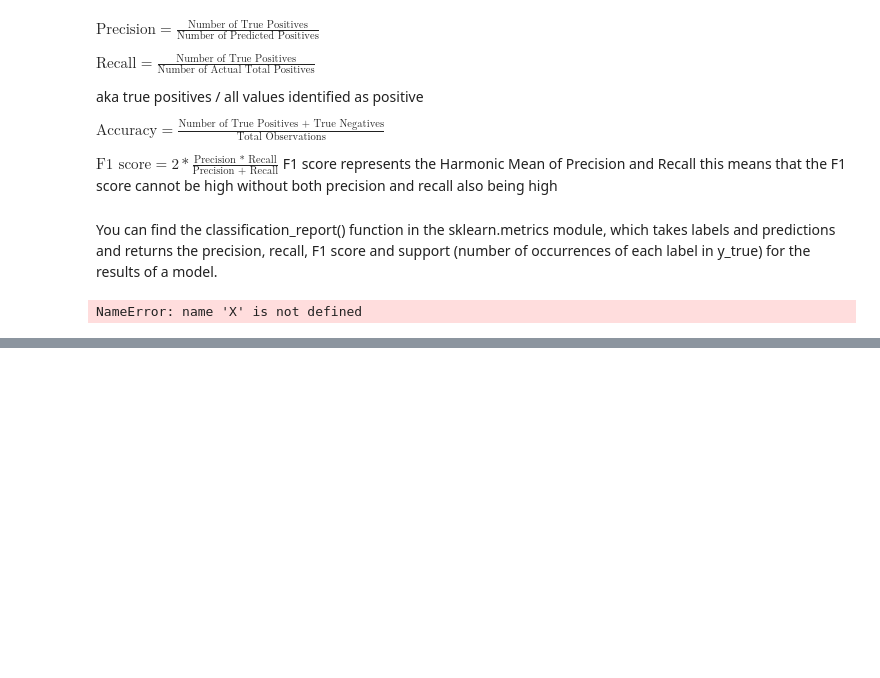
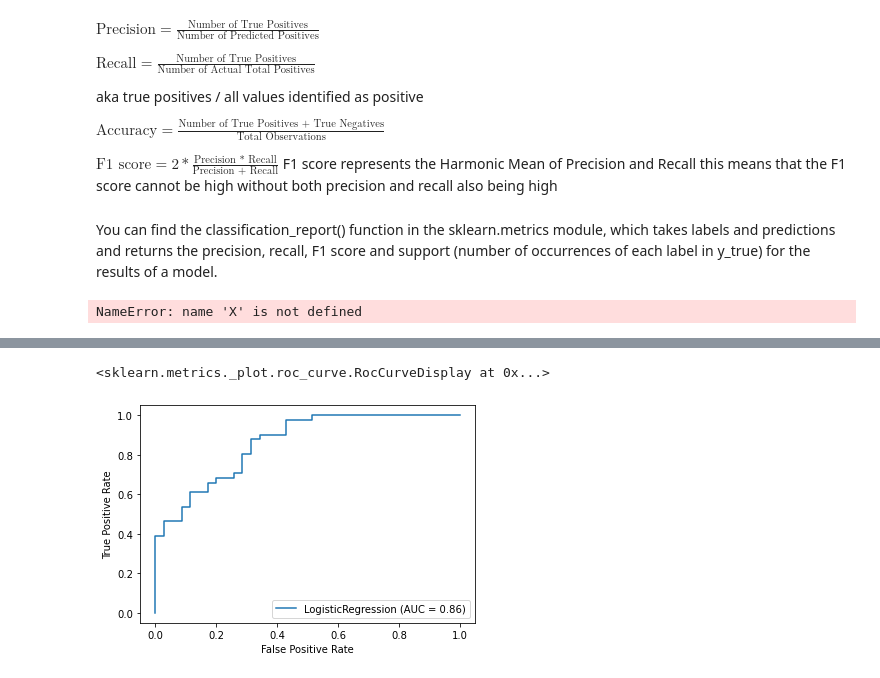
Before and after one commit to MusaAbbasi/DSNYC080822, a Jupyter notebook: Phase_3_Notes.ipynb, the cells around one changed output, grey strips where cells are left out. Saved outputs shown, nothing was run; the diff lists cells and outputs as text; code cells hidden in the pictures; blank space fills up the shorter version.

```diff
--- a/Phase_3_Notes.ipynb
+++ b/Phase_3_Notes.ipynb
@@ -284,0 +335,3 @@ NameError: name 'X' is not defined
+# %%
+hd_data = pd.read_csv('Phase3_Topic26_Classification_Metrics/Data/heart.csv')
+hd_data.info()
@@ -284,0 +356,6 @@ NameError: name 'X' is not defined
+# %%
+# Separate data into feature and target DataFrames
+hd_X = hd_data.drop('target', axis=1)
+hd_y = hd_data['target']
+
+hd_X.head()
@@ -284,0 +435,5 @@ NameError: name 'X' is not defined
+# %%
+plot_roc_curve(hd_model, X_test_sc, y_test)
+# %% [output]
+<sklearn.metrics._plot.roc_curve.RocCurveDisplay at 0x...>
+[figure, added]
```
Also changed, not shown: parts of 42 cells of this notebook, 1 other file.
